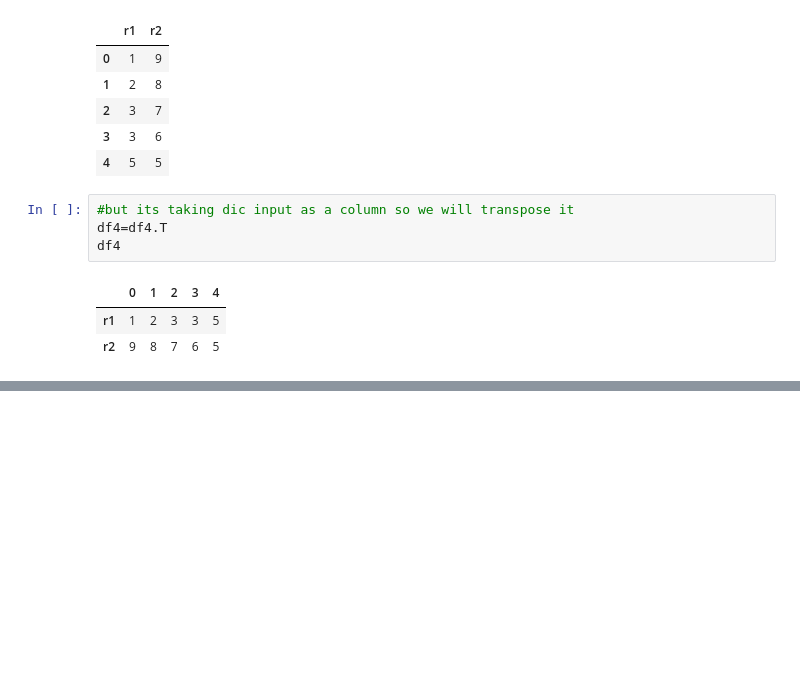
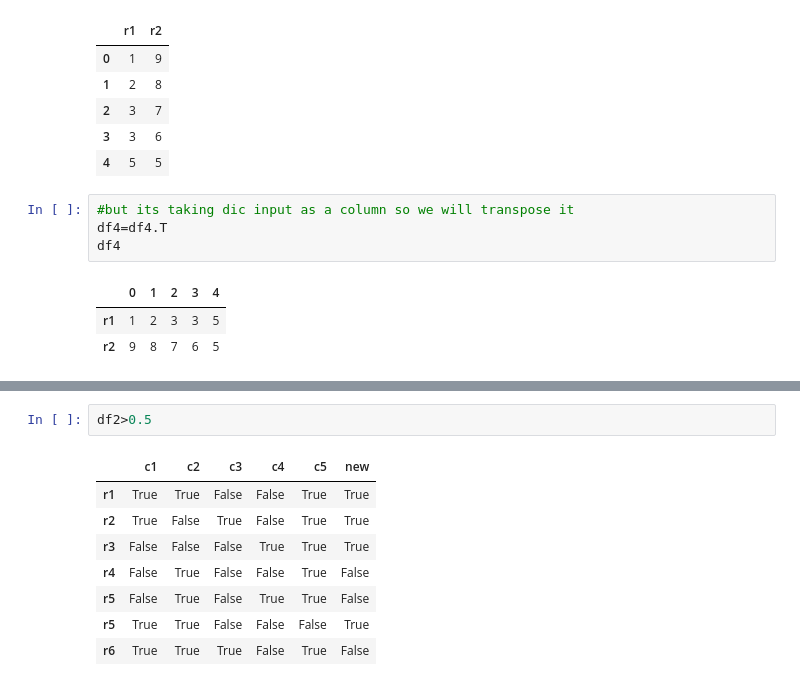
Before and after one commit to Tamzzzzid/Learning_ML, a Jupyter notebook: Pandas/Pandas1.ipynb, the cells around one changed output, grey strips where cells are left out. Saved outputs shown, nothing was run; the diff lists cells and outputs as text; blank space fills up the shorter version.

```diff
--- a/Pandas/Pandas1.ipynb
+++ b/Pandas/Pandas1.ipynb
@@ -226,0 +273,11 @@ df4
+# %%
+df2>0.5
+# %% [output]
+|  | c1 | c2 | c3 | c4 | c5 | new |
+| r1 | True | True | False | False | True | True |
+| r2 | True | False | True | False | True | True |
+| r3 | False | False | False | True | True | True |
+| r4 | False | True | False | False | True | False |
+| r5 | False | True | False | True | True | False |
+| r5 | True | True | False | False | False | True |
+| r6 | True | True | True | False | True | False |
```
Also changed, not shown: parts of 33 cells of this notebook.
